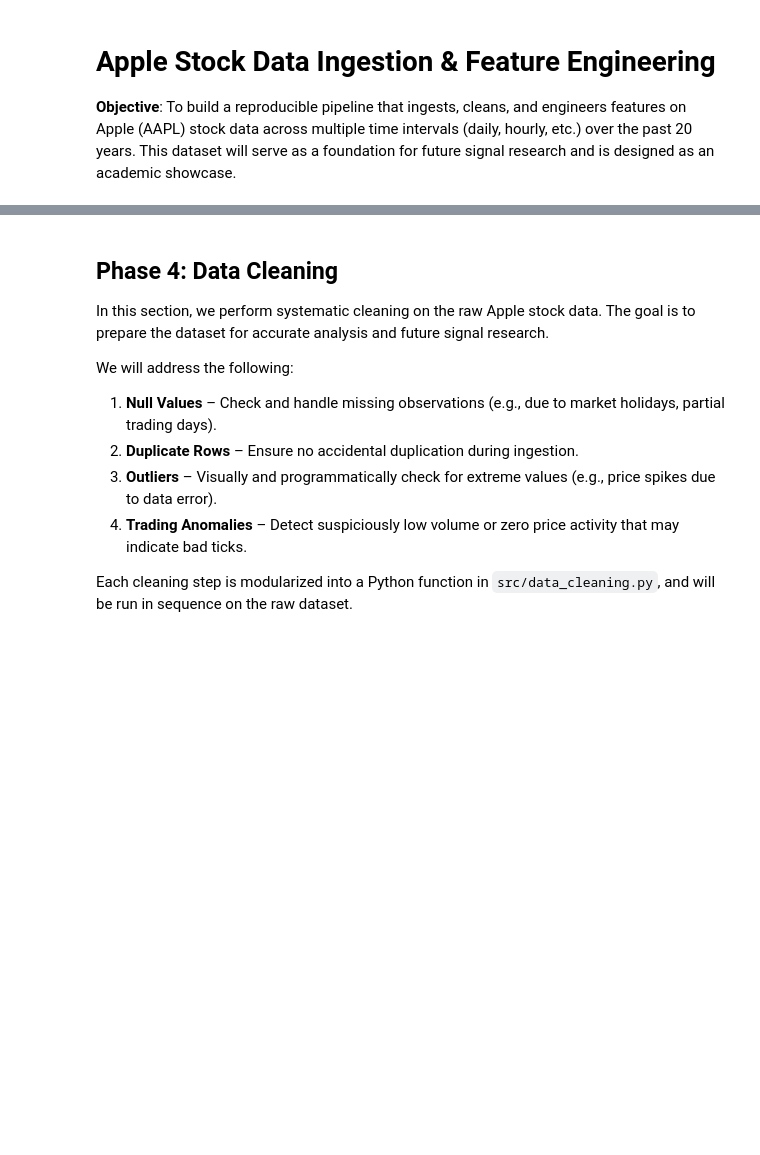
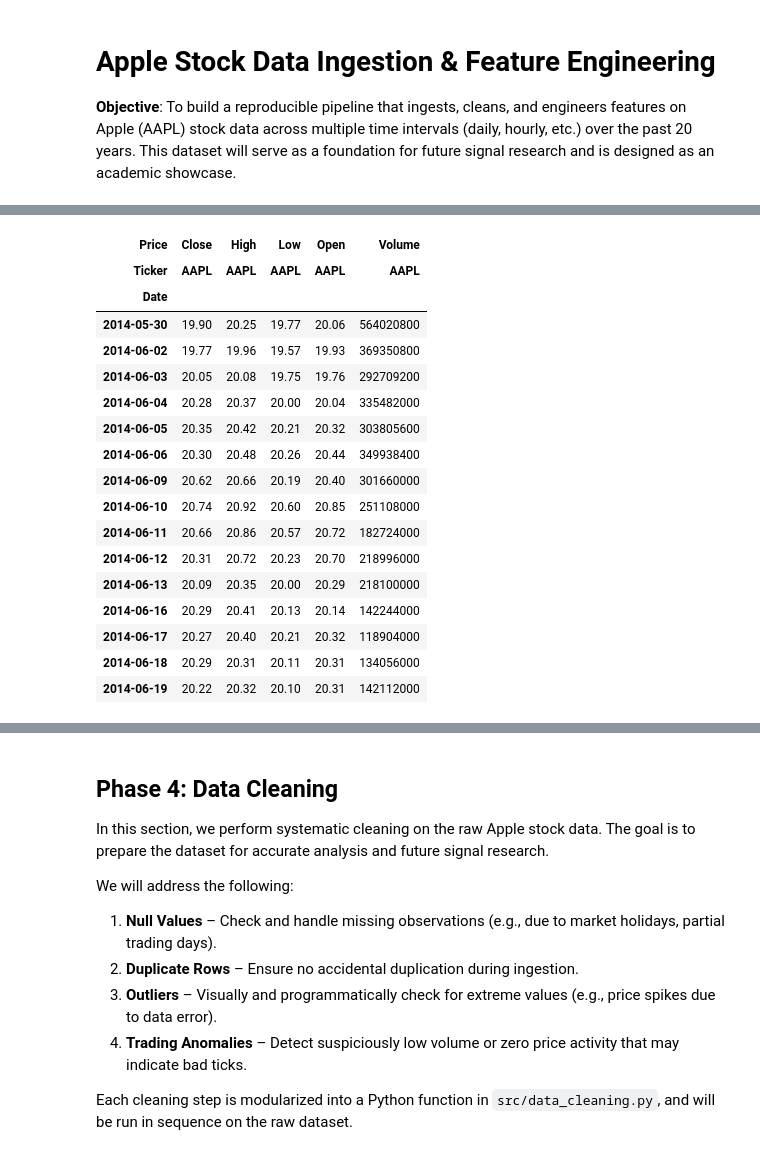
Before and after one commit to Soaps1/quant, a Jupyter notebook: July 2025/data-ingestion/test-07092025.ipynb, the cells around one changed output, grey strips where cells are left out. Drawn from its saved outputs; the diff is of its cells as text; code cells hidden in the pictures; blank space fills up the shorter version.

```diff
--- a/July 2025/data-ingestion/test-07092025.ipynb
+++ b/July 2025/data-ingestion/test-07092025.ipynb
@@ -27,0 +51,26 @@ df_daily.tail()
+# %%
+target_date = pd.Timestamp("2014-06-09")
+window = pd.date_range(target_date - pd.Timedelta(days=10), target_date + pd.Timedelta(days=10))
+mask = df.index.get_level_values(0).isin(window)
+filtered_df = df[mask]
+# %%
+filtered_df
+# %% [output]
+| Price | Close | High | Low | Open | Volume |
+| Ticker | AAPL | AAPL | AAPL | AAPL | AAPL |
+| Date |  |  |  |  |  |
+| 2014-05-30 | 19.90 | 20.25 | 19.77 | 20.06 | 564020800 |
+| 2014-06-02 | 19.77 | 19.96 | 19.57 | 19.93 | 369350800 |
+| 2014-06-03 | 20.05 | 20.08 | 19.75 | 19.76 | 292709200 |
+| 2014-06-04 | 20.28 | 20.37 | 20.00 | 20.04 | 335482000 |
+| 2014-06-05 | 20.35 | 20.42 | 20.21 | 20.32 | 303805600 |
+| 2014-06-06 | 20.30 | 20.48 | 20.26 | 20.44 | 349938400 |
+| 2014-06-09 | 20.62 | 20.66 | 20.19 | 20.40 | 301660000 |
+| 2014-06-10 | 20.74 | 20.92 | 20.60 | 20.85 | 251108000 |
+| 2014-06-11 | 20.66 | 20.86 | 20.57 | 20.72 | 182724000 |
+| 2014-06-12 | 20.31 | 20.72 | 20.23 | 20.70 | 218996000 |
+| 2014-06-13 | 20.09 | 20.35 | 20.00 | 20.29 | 218100000 |
+| 2014-06-16 | 20.29 | 20.41 | 20.13 | 20.14 | 142244000 |
+| 2014-06-17 | 20.27 | 20.40 | 20.21 | 20.32 | 118904000 |
+| 2014-06-18 | 20.29 | 20.31 | 20.11 | 20.31 | 134056000 |
+| 2014-06-19 | 20.22 | 20.32 | 20.10 | 20.31 | 142112000 |
```
Also changed, not shown: parts of 11 cells of this notebook.
